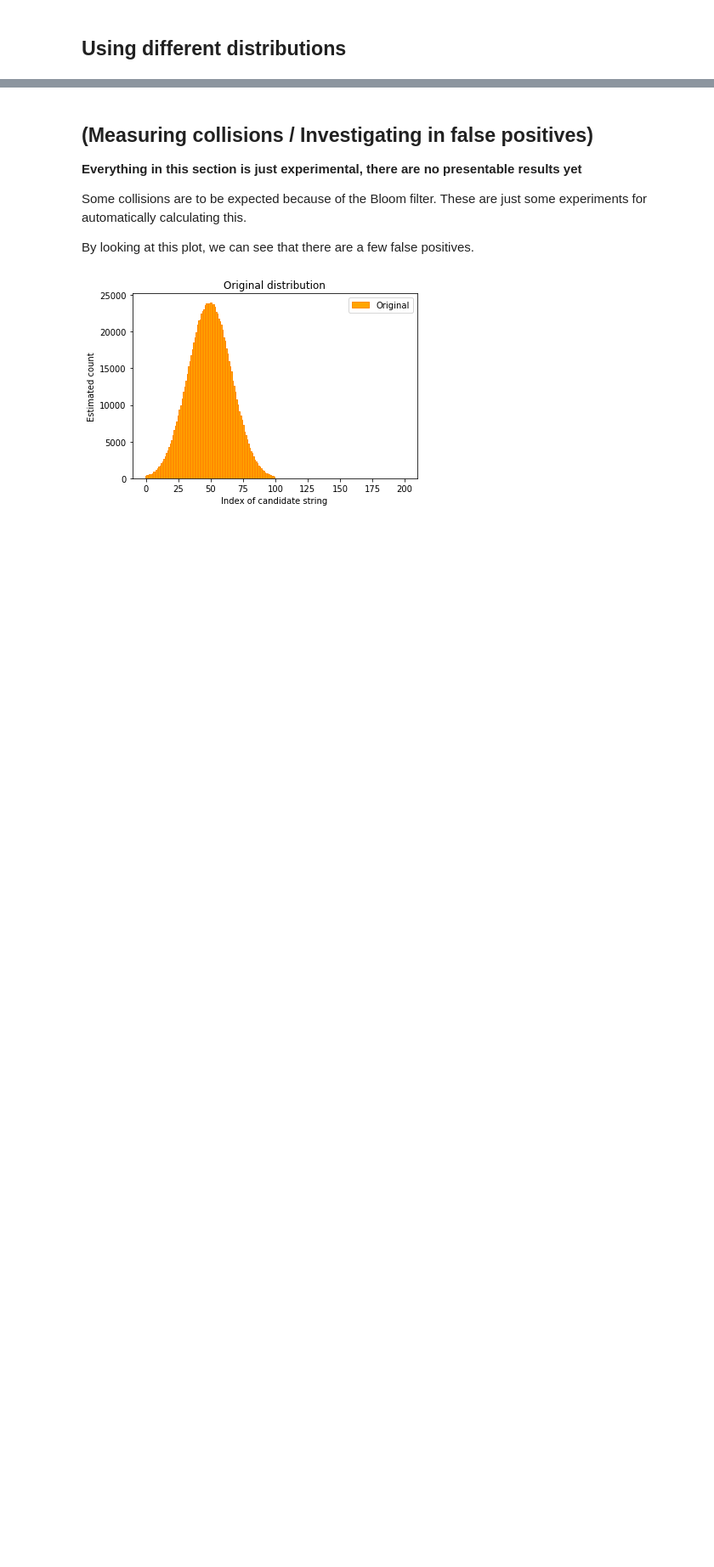
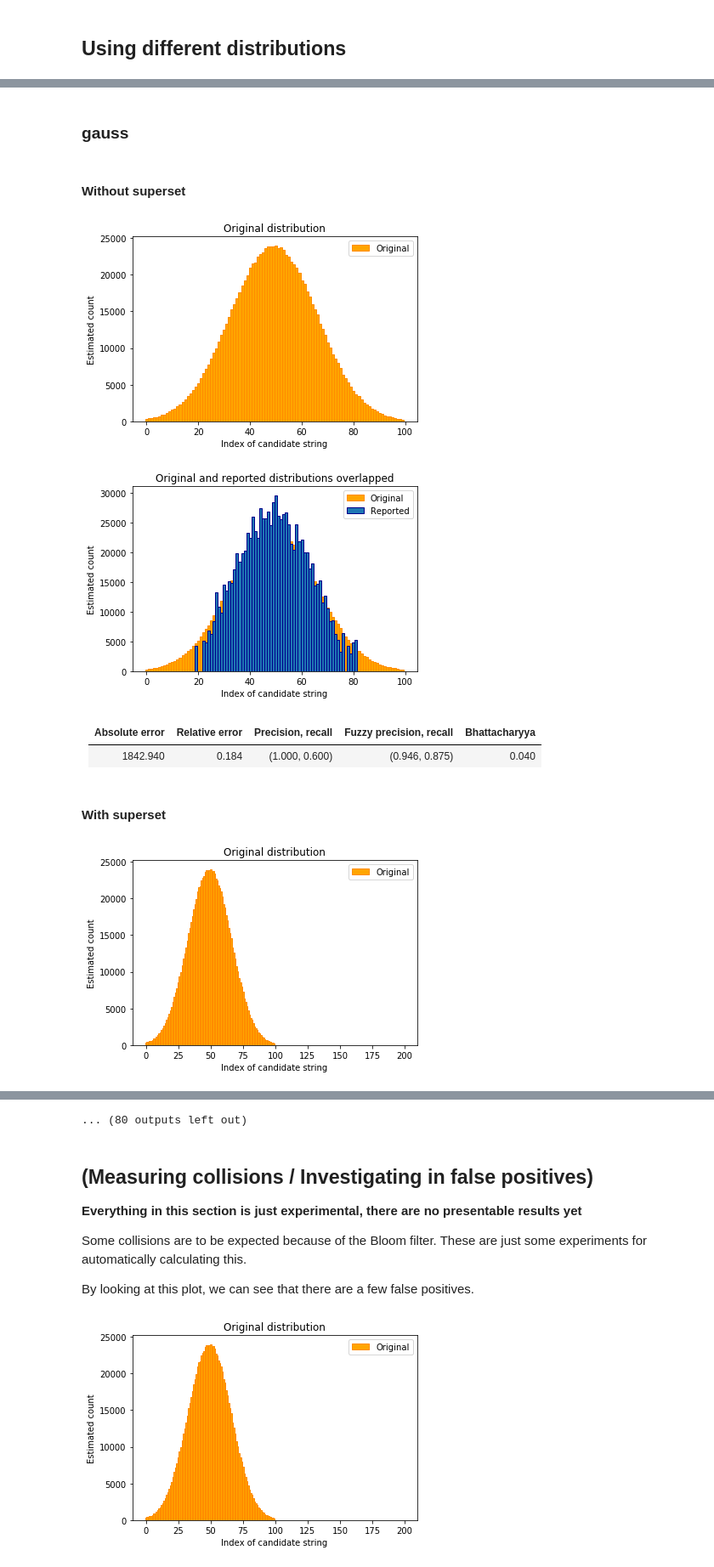
Before and after one commit to mozilla/rappor-aggregator, a Jupyter notebook: RAPPOR.ipynb, the cells around one changed output, grey strips where cells are left out. Shown at 85% size. Cells and saved outputs as stored; diff of their text form; code cells hidden in the pictures; blank space fills up the shorter version.

```diff
--- a/RAPPOR.ipynb
+++ b/RAPPOR.ipynb
@@ -876,0 +865,3 @@ for distribution in distributions:
+# %%
+run_tests()
+# %% [output]
@@ -876,0 +869,9 @@ for distribution in distributions:
+### gauss
+#### Without superset
+[figure, added]
+[figure, added]
+| Absolute error | Relative error | Precision, recall | Fuzzy precision, recall | Bhattacharyya
+| -------------- |----------------| ------------------| ----------------------- | -------------
+| 1842.940           | 0.184           | (1.000, 0.600)      | (0.946, 0.875)            | 0.040
+#### With superset
+[figure, added]
@@ -877,3 +884,4 @@ for distribution in distributions:
+... (80 outputs left out)
 # %% [markdown]
 ## (Measuring collisions / Investigating in false positives)
 
```
Also changed, not shown: parts of 44 cells of this notebook.
